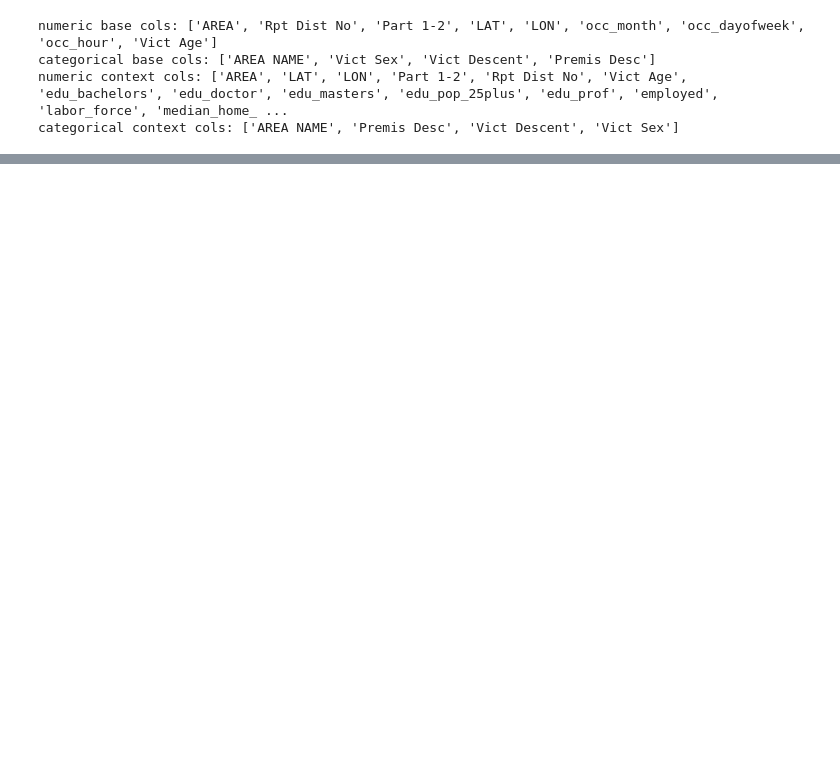
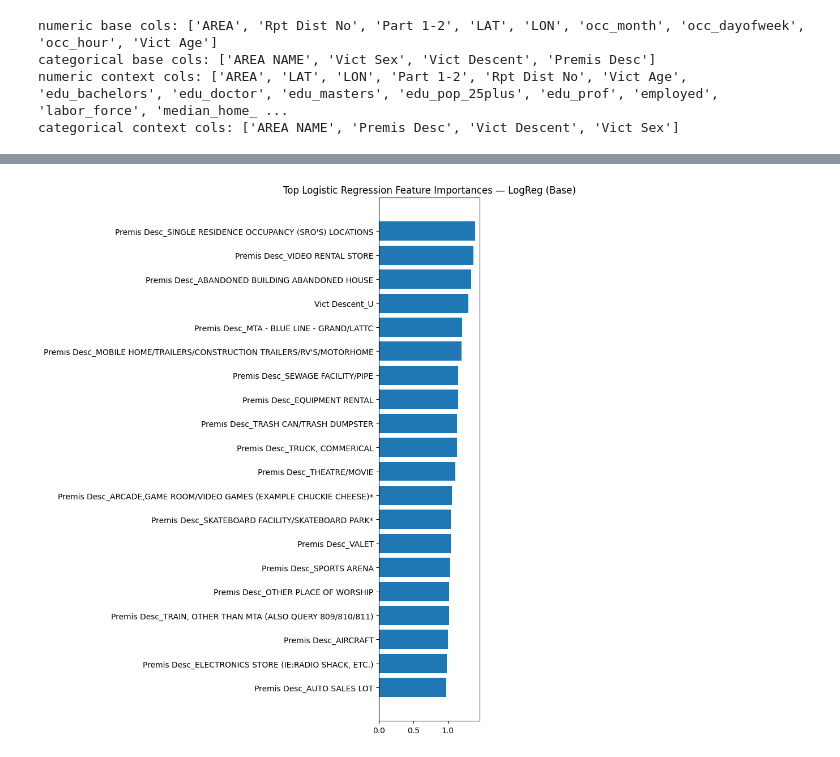
Before and after one commit to kotharisoumil/DTSC-3602-Group-12-Project, a Jupyter notebook: Crime Enriched Modeling.ipynb, the cells around one changed output, grey strips where cells are left out. Saved outputs shown, nothing was run; the diff lists cells and outputs as text; code cells hidden in the pictures; blank space fills up the shorter version.

```diff
--- a/Crime Enriched Modeling.ipynb
+++ b/Crime Enriched Modeling.ipynb
@@ -541,0 +689,26 @@ weighted avg       0.65      0.66      0.65     52026
+# %%
+def plot_logreg_importance(pipe, X, title):
+    clf = pipe.named_steps["clf"]
+
+    # Extract feature names
+    ohe = pipe.named_steps["pre"].named_transformers_["cat"].named_steps["ohe"]
+    cat_cols = pipe.named_steps["pre"].transformers_[1][2]
+    num_cols = pipe.named_steps["pre"].transformers_[0][2]
+
+    feature_names = list(num_cols) + list(ohe.get_feature_names_out(cat_cols))
+
+    # Average absolute weights across classes
+    coef = np.mean(np.abs(clf.coef_), axis=0)
+
+    idx = np.argsort(coef)[-20:]  # top 20
+
+    plt.figure(figsize=(8,10))
+    plt.barh(np.array(feature_names)[idx], coef[idx])
+    plt.title(f"Top Logistic Regression Feature Importances — {title}")
+    plt.tight_layout()
+    plt.show()
+
+# Example:
+plot_logreg_importance(results[2][1], X_base, "LogReg (Base)")
+# %% [output]
+[figure, added]
```
Also changed, not shown: parts of 19 cells of this notebook.
